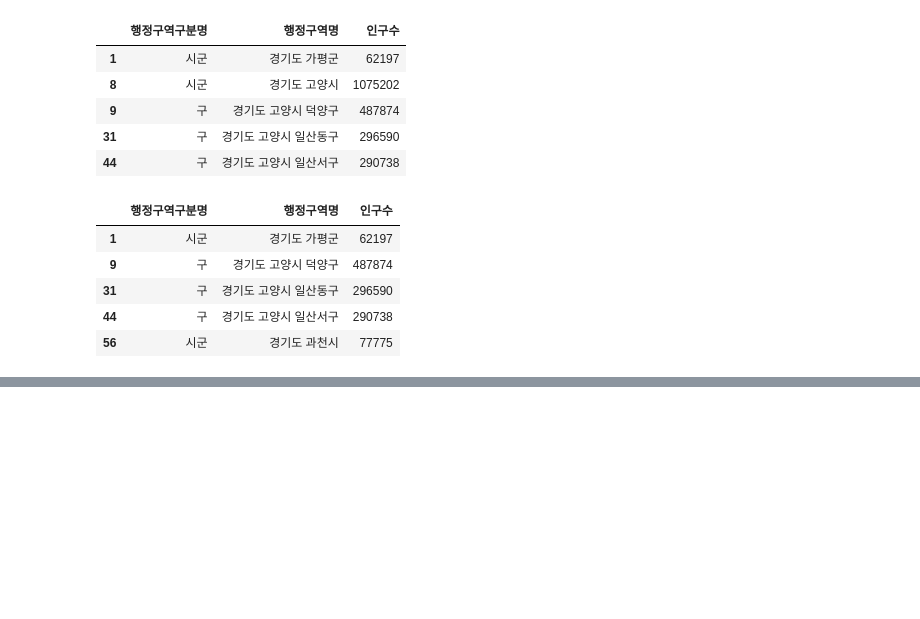
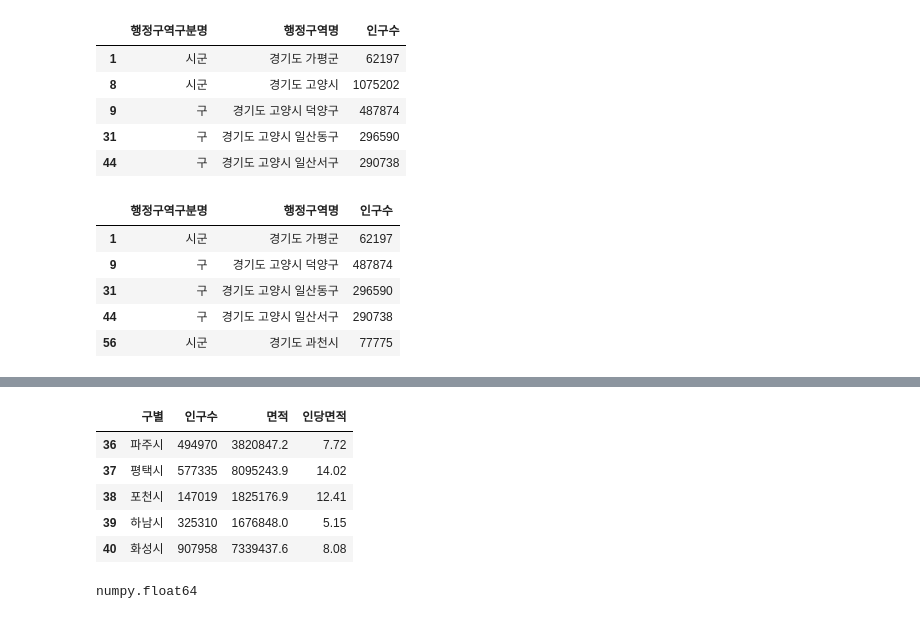
Before and after one commit to Mayhem-XD/DataAnalysis, a Jupyter notebook: 99.과제/02.경기도 공원.ipynb, the cells around one changed output, grey strips where cells are left out. Cells and saved outputs as stored; diff of their text form; code cells hidden in the pictures; blank space fills up the shorter version.

```diff
--- a/99.과제/02.경기도 공원.ipynb
+++ b/99.과제/02.경기도 공원.ipynb
@@ -77,8 +77,7 @@ df_test.isna().sum()
 주소          0
 dtype: int64
 # %%
-df_test['구별'] = df_test.주소.apply(lambda x: x.split()[1:3])
-df_test['구별'] = df_test.구별.apply(lambda x: ' '.join(x))
+df_test['구별'] = df_test['주소'].str.split().str[1:3].str.join(' ')
 df_test.head()
 # %% [output]
 |  | 공원명 | 면적 | 도로명주소 | 주소 | 구별 |
@@ -278,0 +298,4 @@ pd.read_csv('data/경기인구수.csv').head(10)
+# %%
+df_new = pd.merge(df2,df_result)
+df_new.to_csv('data/경기인구공원.csv',index=False)
+pd.read_csv('data/경기인구공원.csv').head()
@@ -278,0 +309,14 @@ pd.read_csv('data/경기인구수.csv').head(10)
+# %%
+df_new['인당면적'] = (df_new.면적 / df_new.인구수).round(2)
+df_new.tail()
+# %% [output]
+|  | 구별 | 인구수 | 면적 | 인당면적 |
+| 36 | 파주시 | 494970 | 3820847.2 | 7.72 |
+| 37 | 평택시 | 577335 | 8095243.9 | 14.02 |
+| 38 | 포천시 | 147019 | 1825176.9 | 12.41 |
+| 39 | 하남시 | 325310 | 1676848.0 | 5.15 |
+| 40 | 화성시 | 907958 | 7339437.6 | 8.08 |
+# %%
+type(df_new.iloc[1,2])
+# %% [output]
+numpy.float64
```
Also changed, not shown: parts of 6 cells of this notebook, 2 other files.
